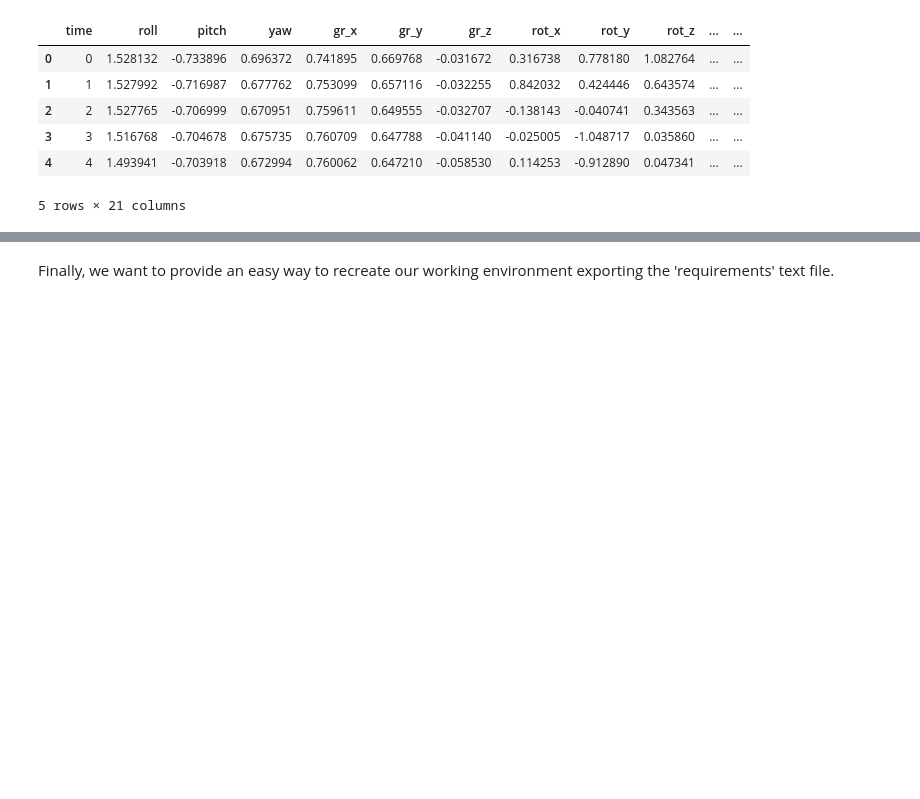
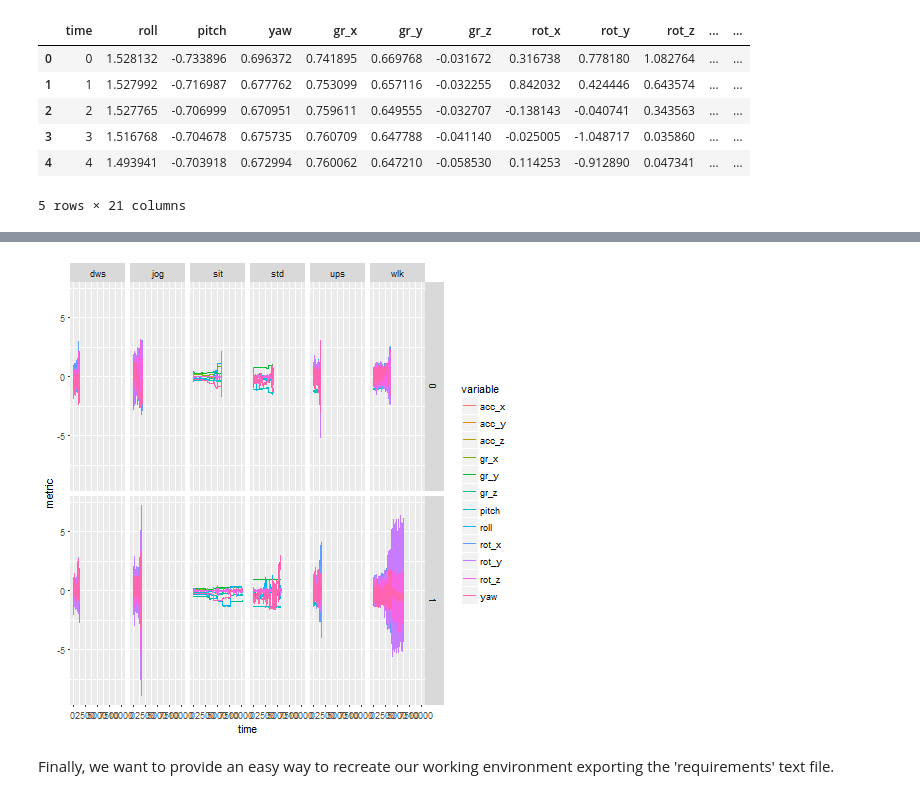
Before and after one commit to raquelredo/Projects, a Jupyter notebook: Machine Learning/Mobile_ts/mobile_ts.ipynb, the cells around one changed output, grey strips where cells are left out. Saved outputs shown, nothing was run; the diff lists cells and outputs as text; code cells hidden in the pictures; blank space fills up the shorter version.

```diff
--- a/Machine Learning/Mobile_ts/mobile_ts.ipynb
+++ b/Machine Learning/Mobile_ts/mobile_ts.ipynb
@@ -381,3 +387,9 @@ f+facet_grid(gender~activity)
+# %%
+%%R
+f <- ggplot(short, aes(time, metric, col=variable)) + geom_line()
+f+facet_grid(gender~activity)
+# %% [output]
+[figure, added]
 # %% [markdown]
 Finally, we want to provide an easy way to recreate our working environment exporting the 'requirements' text file.
 # %%
```
Also changed, not shown: parts of 8 cells of this notebook, 4 other files.
